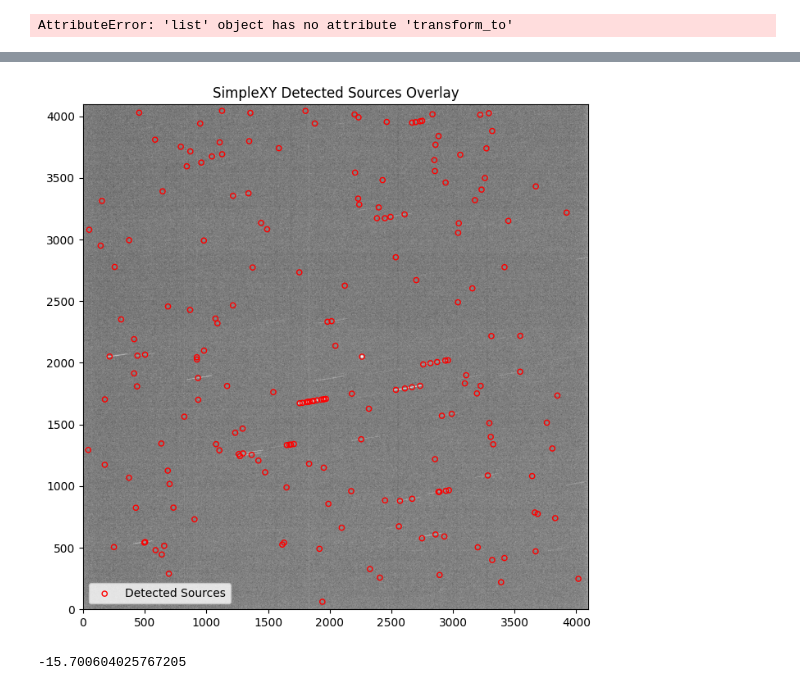
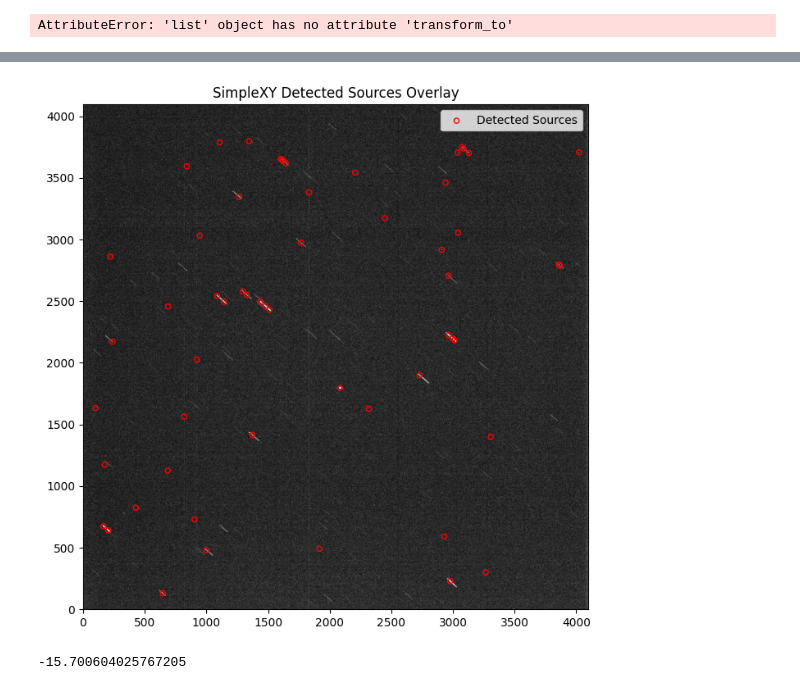
Before and after one commit to KevChen2003/Thesis-B-Telescope-Imaging, a Jupyter notebook: test1.ipynb, the cells around one changed output, grey strips where cells are left out. Cells and saved outputs as stored; diff of their text form; code cells hidden in the pictures.

Commit message:
tried astrometry.net with cropped image, still cannot solve

```diff
--- a/test1.ipynb
+++ b/test1.ipynb
@@ -66,11 +66,12 @@ fits_data = []
 
 # open all fits files, append the image data for each one onto fits_data
 for fits_file in fits_files:
-    file_data = fits.open(fits_file)
-    image_data = file_data[0].data
-    header = file_data[0].header
+    if fits_file.endswith('.fit'):
+        file_data = fits.open(fits_file)
+        image_data = file_data[0].data
+        header = file_data[0].header
 
-    fits_data.append(image_data)
+        fits_data.append(image_data)
 
 # print(fits_data)
 
@@ -354,37 +401,41 @@ import numpy as np
 
 image_path = r"C:\Users\Kevin Chen\Desktop\Uni\Thesis\Thesis-B-Telescope-Imaging\starlink_dataset\20201220013933648_45696.fit"
 
 axy_file = r"C:\Users\Kevin Chen\Desktop\Uni\Thesis\Thesis-B-Telescope-Imaging\starlink_dataset\20201220013933648_45696.axy"
 
+test_axy_path = r"C:\Users\Kevin Chen\Desktop\Uni\Thesis\Thesis-B-Telescope-Imaging\test.axy"
+
 # hdul: list of all header data units in the file
-with fits.open(image_path) as hdul:
-    image_data = hdul[0].data
+# with fits.open(image_path) as hdul:
+#     image_data = hdul[0].data
+
+image_data = sample_background_clipped
 
 # get data from .axy file, containing data of sources detected by astrometry.net solve-field
 # use a with fits.open to automatically close the file after reading - astrometry.net needs to overwrite old .axy files
 # with fits.open(axy_file) as axy_hdul:
 #     axy_data = axy_hdul[1].data
 
 # memory mapping: doesn't read whole file into memory, but keeps a refernce to the file on disk and reads on-demand, good for large files
 # turn it off to force reading entire file into memory, but keeps the file open as long as the hdul variable is still in use
 # we need the file to close, so we also convert to a numpy array to copy the data in memory, so we do not need the .axy file to stay open
-with fits.open(axy_file, memmap=False) as axy_hdul:
+with fits.open(test_axy_path, memmap=False) as axy_hdul:
     axy_data = np.array(axy_hdul[1].data)
 
 # Extract detected X/Y pixel coordinates
 x_coords = axy_data["X"]
 y_coords = axy_data["Y"]
 
 # === PLOT ===
 plt.figure(figsize=(8, 8))
 # treats the lowest 1% brightness as black, and highest 1% as white for better contrast in image
 plt.imshow(image_data, cmap='gray', origin='lower', vmin=np.percentile(image_data, 1), vmax=np.percentile(image_data, 99))
 plt.scatter(x_coords, y_coords, s=20, facecolors='none', edgecolors='red', label="Detected Sources")
 plt.legend()
 plt.title("SimpleXY Detected Sources Overlay")
 plt.show()
 # %% [output]
-[figure, old version]
+[figure, new version]
 # %%
 import math
 
```
Also changed, not shown: parts of 3 cells of this notebook.
